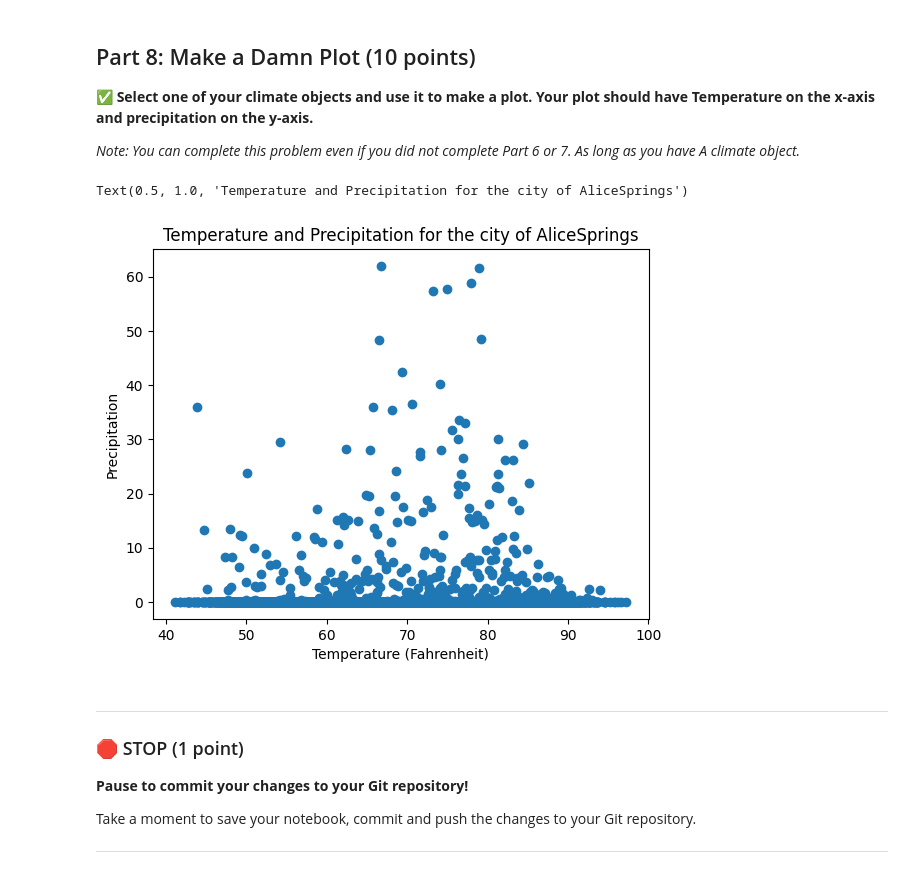
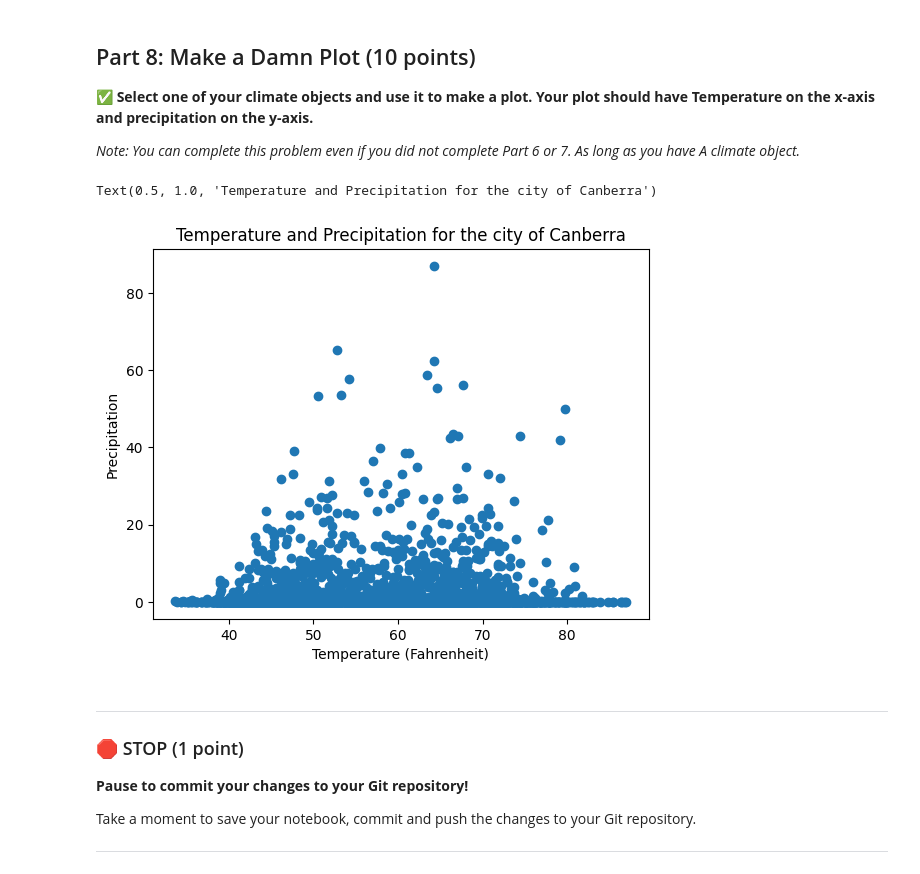
Before and after one commit to PKJ23/CMSE202-s23-turnin, a Jupyter notebook: midterm/CMSE202_Midterm_003_Estes.ipynb, the cells around one changed output. Saved outputs shown, nothing was run; the diff lists cells and outputs as text; code cells hidden in the pictures.

```diff
--- a/midterm/CMSE202_Midterm_003_Estes.ipynb
+++ b/midterm/CMSE202_Midterm_003_Estes.ipynb
@@ -289,20 +289,20 @@ Name: AliceSprings, Length: 3436, dtype: float64
 # %%
 #Write your code here
 import matplotlib.pyplot as plt
 
-full_data = climate_objects[3]
+full_data = climate_objects[8]
 
 city_temps = full_data.get_temp()
 city_rain = full_data.get_precip()
 
 plt.scatter(city_temps, city_rain)
 
 plt.xlabel("Temperature (Fahrenheit)")
 plt.ylabel("Precipitation")
 plt.title("Temperature and Precipitation for the city of {}".format(full_data.city_name))
 # %% [output]
-Text(0.5, 1.0, 'Temperature and Precipitation for the city of AliceSprings')
+Text(0.5, 1.0, 'Temperature and Precipitation for the city of Canberra')
-[figure, old version]
+[figure, new version]
 # %% [markdown]
 ---
 ### &#128721; STOP (1 point)
```
Also changed, not shown: parts of 2 cells of this notebook.
